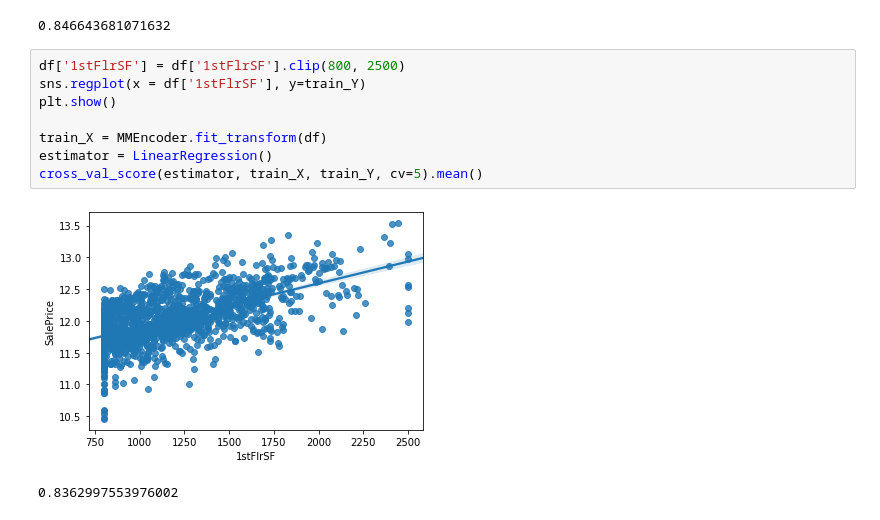
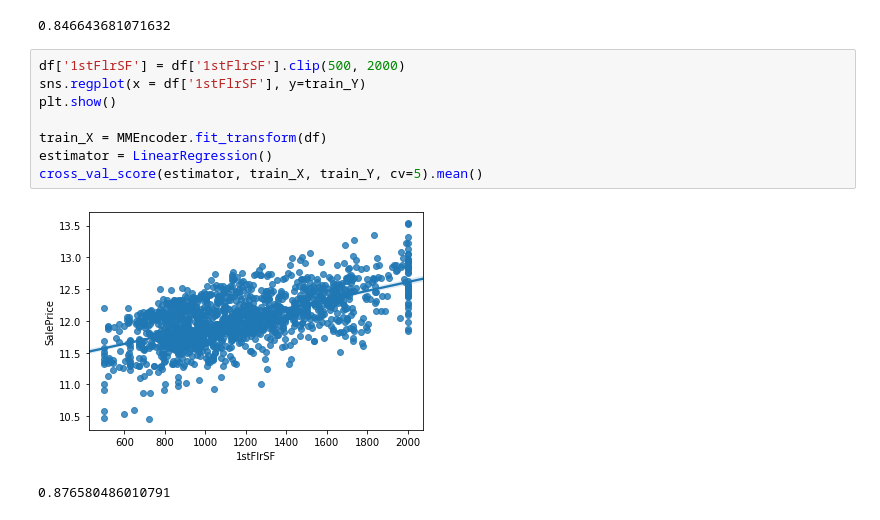
Before and after one commit to wl6m06bp6/4th-ML100Days, a Jupyter notebook: Day_010_HW.ipynb, the cells around one changed output. Cells and saved outputs as stored; diff of their text form.

```diff
--- a/Day_010_HW.ipynb
+++ b/Day_010_HW.ipynb
@@ -54,13 +54,13 @@ cross_val_score(estimator, train_X, train_Y, cv=5).mean()
 [figure]
 0.846643681071632
 # %%
-df['1stFlrSF'] = df['1stFlrSF'].clip(800, 2500)
+df['1stFlrSF'] = df['1stFlrSF'].clip(500, 2000)
 sns.regplot(x = df['1stFlrSF'], y=train_Y)
 plt.show()
 
 train_X = MMEncoder.fit_transform(df)
 estimator = LinearRegression()
 cross_val_score(estimator, train_X, train_Y, cv=5).mean()
 # %% [output]
-[figure, old version]
+[figure, new version]
-0.8362997553976002
+0.876580486010791
```
Also changed, not shown: parts of 2 cells of this notebook.
